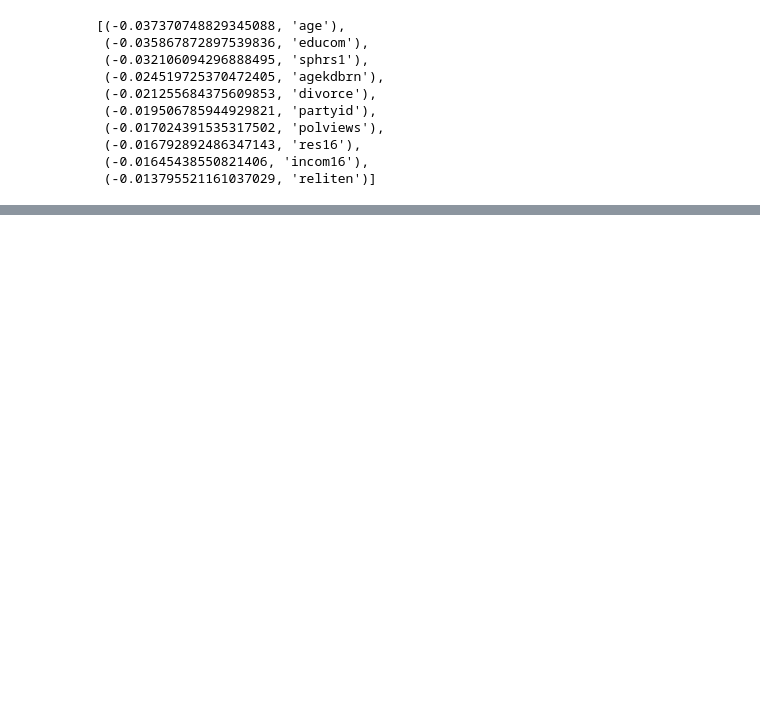
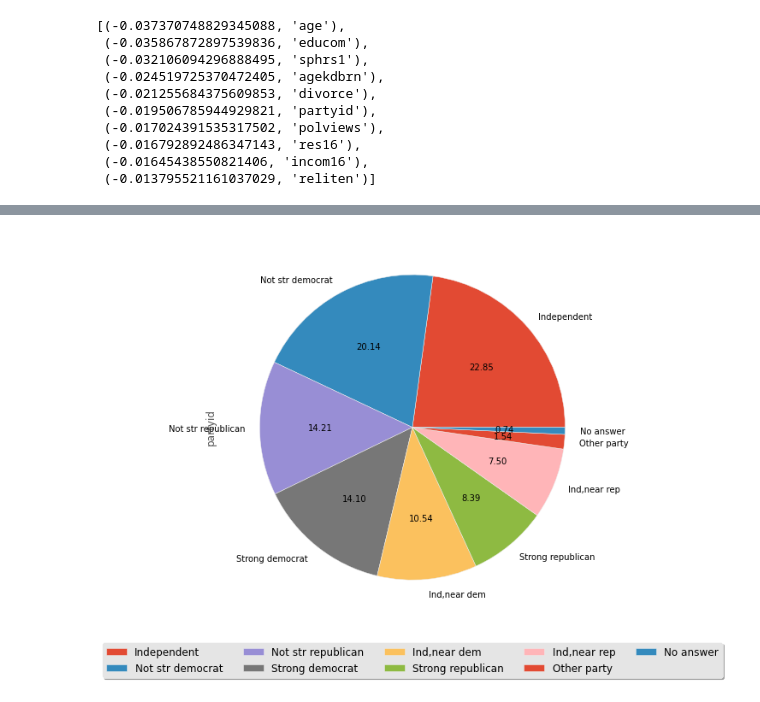
Before and after one commit to banjopickin/women_workforce, a Jupyter notebook: FC_analysis.ipynb, the cells around one changed output, grey strips where cells are left out. Cells and saved outputs as stored; diff of their text form; code cells hidden in the pictures; blank space fills up the shorter version.

```diff
--- a/FC_analysis.ipynb
+++ b/FC_analysis.ipynb
@@ -102,0 +141,4 @@ Name: res16, dtype: int64
+# %%
+simple_pie(df.partyid)
+# %% [output]
+[figure, added]
```
Also changed, not shown: parts of 15 cells of this notebook, 3 other files.
